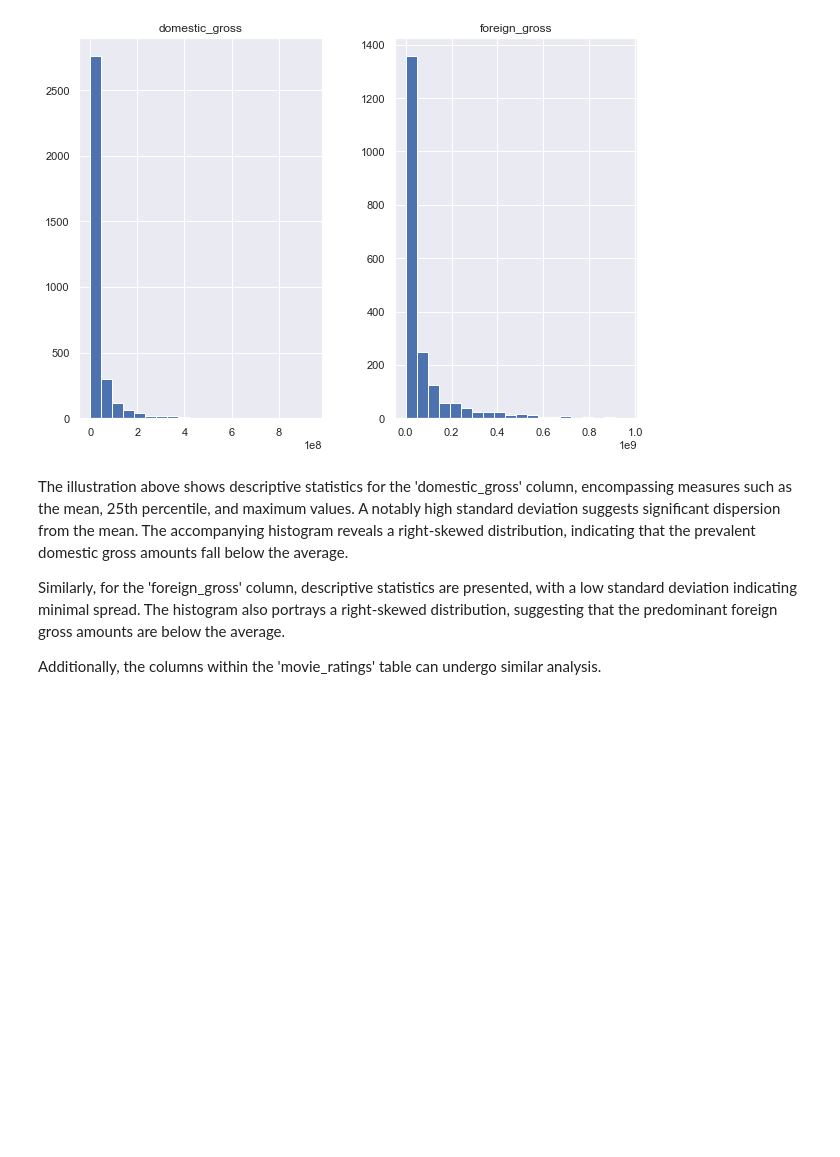
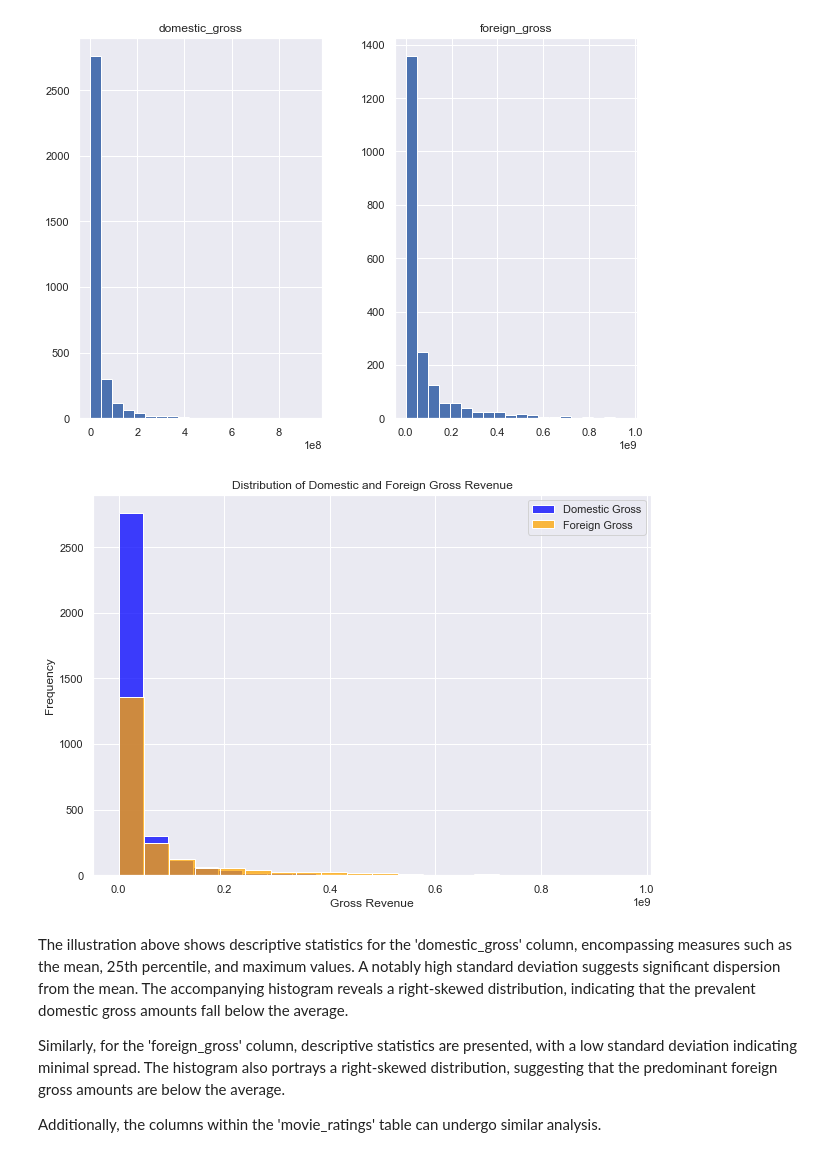
Before and after one commit to CzarProCoder/microsoft-movie-project-analysis, a Jupyter notebook: student.ipynb, the cells around one changed output. Saved outputs shown, nothing was run; the diff lists cells and outputs as text; code cells hidden in the pictures; blank space fills up the shorter version.

```diff
--- a/student.ipynb
+++ b/student.ipynb
@@ -519,6 +526,21 @@ Generate histograms to examine the distribution skewness of both 'domestic_gross
 bom.hist(figsize= (10,7), column= ['domestic_gross','foreign_gross'], bins=20);
 # %% [output]
 [figure]
+# %%
+# Create the histogram using Seaborn
+plt.figure(figsize=(10, 7))
+sns.histplot(data=bom, x='domestic_gross', bins=20, color='blue', label='Domestic Gross')
+sns.histplot(data=bom, x='foreign_gross', bins=20, color='orange', label='Foreign Gross')
+
+# Set labels and title
+plt.xlabel("Gross Revenue")
+plt.ylabel("Frequency")
+plt.title("Distribution of Domestic and Foreign Gross Revenue")
+plt.legend()
+
+plt.show()
+# %% [output]
+[figure, added]
 # %% [markdown]
 
 The illustration above shows descriptive statistics for the 'domestic_gross' column, encompassing measures such as the mean, 25th percentile, and maximum values. A notably high standard deviation suggests significant dispersion from the mean. The accompanying histogram reveals a right-skewed distribution, indicating that the prevalent domestic gross amounts fall below the average.
```
Also changed, not shown: parts of 4 cells of this notebook.
